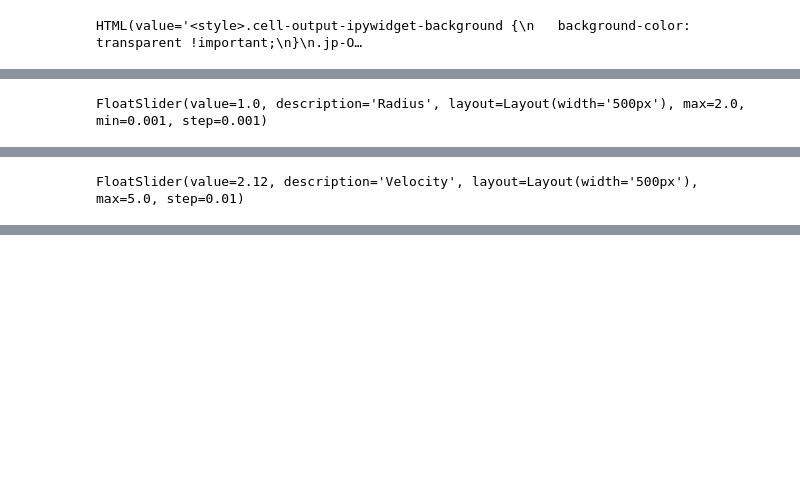
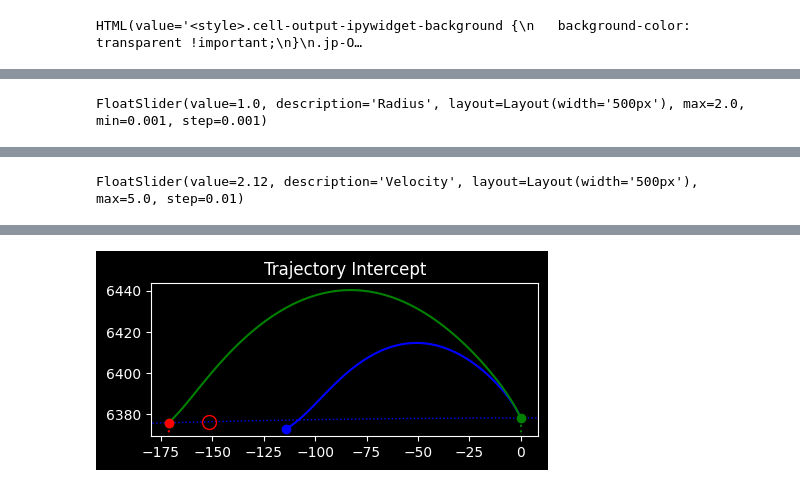
Before and after one commit to jcl5m1/Gather, a Jupyter notebook: python/interactive_intercept.ipynb, the cells around one changed output, grey strips where cells are left out. Saved outputs shown, nothing was run; the diff lists cells and outputs as text; code cells hidden in the pictures; blank space fills up the shorter version.

Commit message:
2D axis thrust, and guess landing point

```diff
--- a/python/interactive_intercept.ipynb
+++ b/python/interactive_intercept.ipynb
@@ -15,7 +15,7 @@ import time
 
 width = '500px'
 target_angle_slider = FloatSlider(min=-.5, max=.1, value=0.01,step=0.01, layout=Layout(width=width), description='Target angle')
-thrust_angle_slider = FloatSlider(min=0, max=np.pi, value=1.63,step=0.01, layout=Layout(width=width), description='Thrust angle')
+thrust_angle_slider = FloatSlider(min=0, max=np.pi, value=2.00,step=0.01, layout=Layout(width=width), description='Thrust angle')
 t_flight_slider = IntSlider(min=10, max=500,value=189, layout=Layout(width=width), description='Flight time')
 velocity_slider = FloatSlider(min=0, max=5, step=0.01, value=2.12, layout=Layout(width=width), description='Velocity')
 mass_slider = FloatSlider(min=10, max=10000, step=1, value=5000, layout=Layout(width=width), description='Mass')
@@ -26,21 +26,21 @@ drag_checkbox = Checkbox(value=False, description='Enable Drag')
 temp_checkbox = Checkbox(value=False, description='Enable Temperature')
 
 
-def target_dist(x, thrust_angle, state_init, state_target, acc_params=None, hist=None):
+def target_dist(x, thrust_angle, state_init, state_target, acc_params=None):
     velocity, t_flight = x
-    rot = R.from_euler('z', thrust_angle)
-    v = np.array([velocity, 0, 0])*u.km/u.s
+    # rot = R.from_euler('z', thrust_angle)
+    # v = np.array([velocity, 0, 0])*u.km/u.s
+    v = oe.spherical_to_cartesian(np.array(velocity, np.pi/2, thrust_angle))*u.km/u.s
 
     state_maneuver = Body.State(state_init.position,
-                     rot.apply(v)*u.km/u.s,
-                     state_init.mass)
+                                v,
+#                     rot.apply(v)*u.km/u.s,
+                                state_init.mass)
 
     sm = state_maneuver.propagate(oe.EARTH_K, t_flight*u.s, acc_params=acc_params)
     st = state_target.propagate(oe.EARTH_K, t_flight*u.s)
 
     dp = np.linalg.norm(st.position - sm.position).value
-    if hist is not None:
-        hist.append((velocity, t_flight, dp))
     return dp
 
 
@@ -68,7 +68,6 @@ def f(target_angle,
 
     x0 = [velocity, t_flight]
 
-    print(x0, target_dist(x0, thrust_angle, state_init, state_target))
     ts_start = time.time()
     acc_params = oe.AccParams(
         axial_cross_section=np.pi*(radius*u.m)**2,
@@ -76,21 +75,25 @@ def f(target_angle,
         enable_drag=enable_drag)
 
     bounds = [(0, 100), (1, 5000)]
-    hist = []
     res = minimize(target_dist,
                    x0,
                    bounds=bounds,
                    args=(thrust_angle,
                          state_init,
                          state_target,
-                         acc_params, hist))
+                         acc_params))
     ts_stop = time.time()
-    print(f"Optimization time: {ts_stop - ts_start:.3f} s")
+    oe.print(f"Optimization time: {ts_stop - ts_start:.3f} s")
+    oe.print(f"postOptimization Err: {res.fun*u.km:.3f}")
 
-    # original maneuver
-    rot = R.from_euler('z', thrust_angle)
-    v = np.array([velocity, 0, 0])*u.km/u.s
-    state_guess_maneuver = Body.State(state_init.position, rot.apply(v)*u.km/u.s, state_init.mass)
+    # guess maneuver
+    # rot = R.from_euler('z', thrust_angle)
+    # v = np.array([velocity, 0, 0])*u.km/u.s
+    v = oe.spherical_to_cartesian(np.array(velocity, np.pi/2, thrust_angle))*u.km/u.s
+    state_guess_maneuver = Body.State(state_init.position,
+                                      v,
+#                                      rot.apply(v)*u.km/u.s,
+                                      state_init.mass)
 
     ts1 = np.linspace(0, t_flight*u.s, 100)
     sgm = state_guess_maneuver.propagate(oe.EARTH_K, ts1, acc_params=acc_params)
@@ -107,15 +110,20 @@ def f(target_angle,
 
     # optimized maneuver
     velocity, t_flight = res.x
-    print(f"Optimized t_flight: {t_flight*u.s:.2f}")
-    print(f"Optimized velocity: {velocity*u.km/u.s:.2f}")
-    rot = R.from_euler('z', thrust_angle)
-    v = np.array([velocity, 0, 0])*u.km/u.s
-    state_optimized_maneuver = Body.State(state_init.position, rot.apply(v)*u.km/u.s, state_init.mass, T=oe.TEMP_EARTH)
+    oe.print(f"Optimized t_flight: {t_flight*u.s:.2f}")
+    oe.print(f"Optimized velocity: {velocity*u.km/u.s:.2f}")
+    # rot = R.from_euler('z', thrust_angle)
+    # v = np.array([velocity, 0, 0])*u.km/u.s
+    v = oe.spherical_to_cartesian(np.array(velocity, np.pi/2, thrust_angle))*u.km/u.s
+    state_optimized_maneuver = Body.State(state_init.position,
+#                                           rot.apply(v)*u.km/u.s,
+                                           v,
+                                           state_init.mass,
+                                           T=oe.TEMP_EARTH)
 
     #plot optimized trajectory
     ts2 = np.linspace(0, t_flight*u.s, 100)
-#    acc_params.enable_temp = enable_temp
+    acc_params.enable_temp = enable_temp
     sm2 = state_optimized_maneuver.propagate(oe.EARTH_K, ts2, acc_params=acc_params)
     axs.plot([s.position[0].value for s in sm2], [s.position[1].value for s in sm2],color='g')
     axs.plot(sm2[-1].position[0].value, sm2[-1].position[1].value, 'go')
@@ -123,39 +131,22 @@ def f(target_angle,
     st_final = state_target.propagate(oe.EARTH_K, t_flight*u.s)
     axs.plot(st_final.position[0].value, st_final.position[1].value, 'ro')
 
-    #print plot distance
-    # print(f"x guess: {x0}")
-    # s_guess = state_guess_maneuver.propagate(oe.EARTH_K, x0[1]*u.s)
-    # print(s_guess.position.value, st_final)
-    # dp = np.linalg.norm(s_guess.position - st_final.position)
-    # print(f"plot dp guess: {dp}")
-
-    # print(f"x optimized: {res.x}")
-    # dp = np.linalg.norm(sm2[-1].position - st_final.position)
-    # print(f"plot dp optimized: {dp}")
 
     axs.add_artist(plt.Line2D((0, st_final.position[0].value), (0, st_final.position[1].value), color='r', linestyle='dotted'))
     axs.plot(state_init.position[0].value, state_init.position[1].value, 'go')
-
-    # dr = np.linalg.norm(st_final.position - sm2[-1].position)
-    # print(f"Distance to target: {dr:.3f}")
 
     circle = plt.Circle((0, 0), oe.EARTH_RADIUS_KM, color='b', fill=False, linestyle='dotted')
     axs.add_artist(circle)
     axs.add_artist(plt.Line2D((0, state_init.position[0].value), (0, state_init.position[1].value), color='g', linestyle='dotted'))
     axs.set_aspect('equal', adjustable='box')
+    plt.title('Trajectory Intercept')
     plt.show()
 
-    hist = np.array(hist)
-    err = np.array(hist)[:,2]
-    plt.plot(hist[:,0],label='velocity')
-    plt.plot(hist[:,1], label='t_flight')
-    plt.plot(hist[:,2], label='error')
-    plt.legend()
+
+    plt.plot(ts2, [s.temperature.value for s in sm2])
+    plt.ylabel('Temp (k)')
+    plt.xlabel('Time (s)')
     plt.show()
-
-    # plt.plot(ts2, [s.temperature.value for s in sm2])
-    # plt.show()
 
 
 
@@ -216,0 +212 @@ FloatSlider(value=2.12, description='Velocity', layout=Layout(width='500px'), ma
+[figure, added]
```
Also changed, not shown: parts of 2 cells of this notebook.
